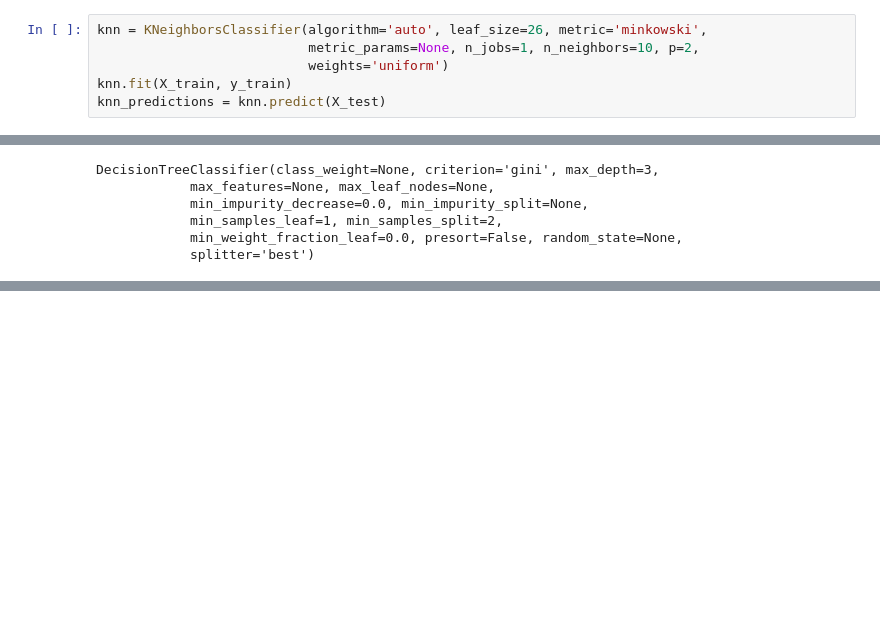
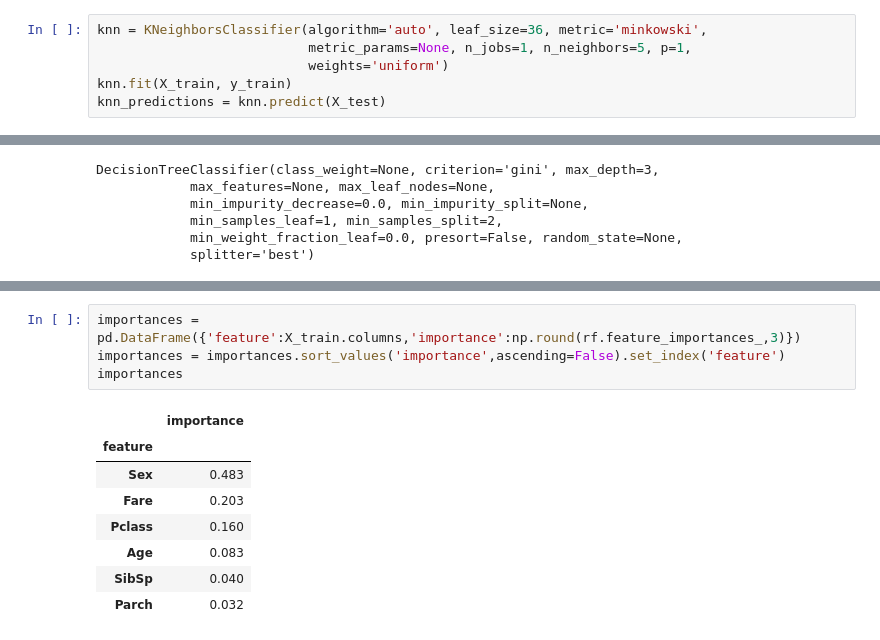
Before and after one commit to pramabhi/titanic_survival_analysis, a Jupyter notebook: titanic_survival_prediction.ipynb, the cells around one changed output, grey strips where cells are left out. Cells and saved outputs as stored; diff of their text form; blank space fills up the shorter version.

```diff
--- a/titanic_survival_prediction.ipynb
+++ b/titanic_survival_prediction.ipynb
@@ -226,6 +229,6 @@ Validation accuracy 0.6322869955156951
 # %%
-knn = KNeighborsClassifier(algorithm='auto', leaf_size=26, metric='minkowski',
-                           metric_params=None, n_jobs=1, n_neighbors=10, p=2,
+knn = KNeighborsClassifier(algorithm='auto', leaf_size=36, metric='minkowski',
+                           metric_params=None, n_jobs=1, n_neighbors=5, p=1,
                            weights='uniform')
 knn.fit(X_train, y_train)
 knn_predictions = knn.predict(X_test)
@@ -283,0 +326,13 @@ Validation accuracy 0.8026905829596412
+# %%
+importances = pd.DataFrame({'feature':X_train.columns,'importance':np.round(rf.feature_importances_,3)})
+importances = importances.sort_values('importance',ascending=False).set_index('feature')
+importances
+# %% [output]
+|  | importance |
+| feature |  |
+| Sex | 0.483 |
+| Fare | 0.203 |
+| Pclass | 0.160 |
+| Age | 0.083 |
+| SibSp | 0.040 |
+| Parch | 0.032 |
```
Also changed, not shown: parts of 19 cells of this notebook.
